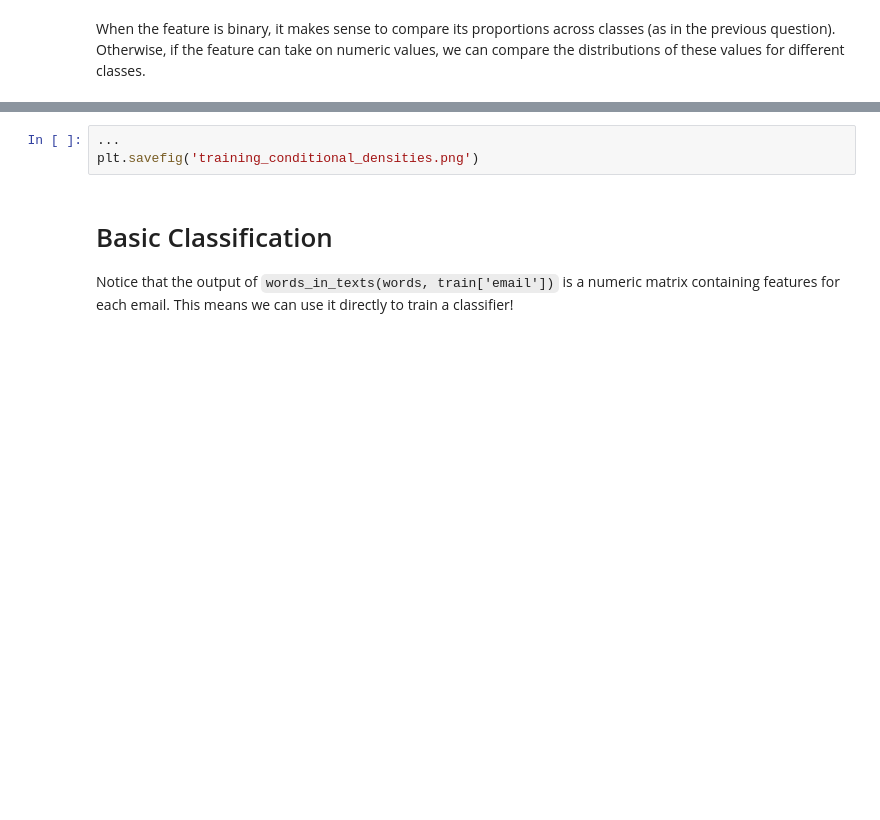
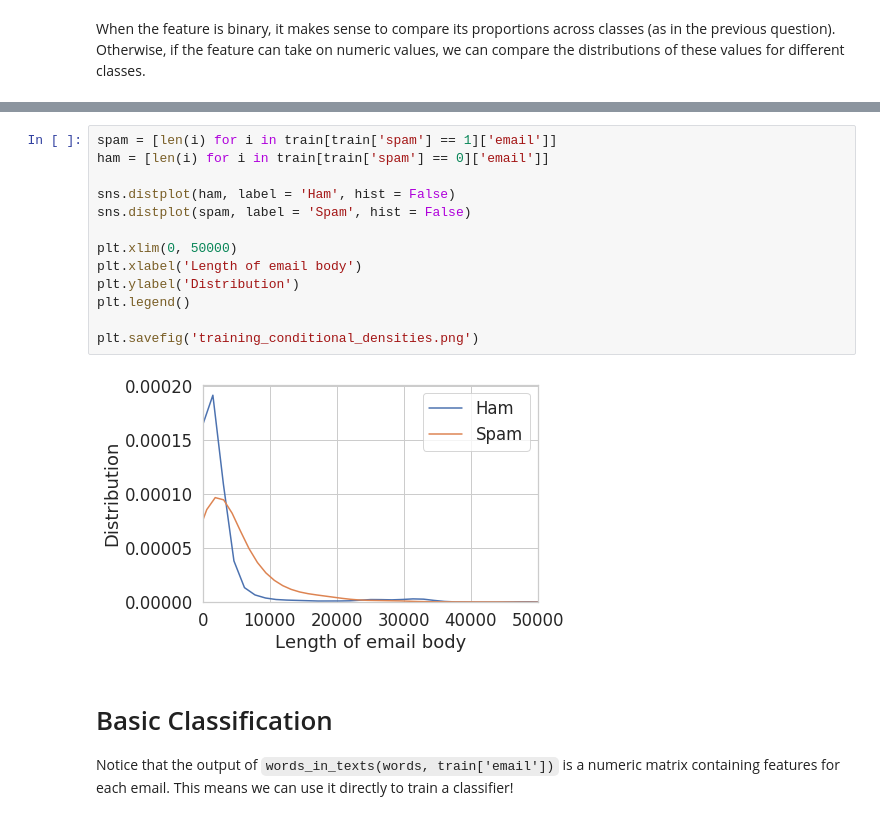
Before and after one commit to rudylee77/-Spam-Ham-Email-Classifier, a Jupyter notebook: proj2.ipynb, the cells around one changed output, grey strips where cells are left out. Drawn from its saved outputs; the diff is of its cells as text; blank space fills up the shorter version.

```diff
--- a/proj2.ipynb
+++ b/proj2.ipynb
@@ -288,9 +354,21 @@ manual: True
 format: image
 points: 2
 -->
-# %%
-...
-plt.savefig('training_conditional_densities.png')
+# %%
+spam = [len(i) for i in train[train['spam'] == 1]['email']]
+ham = [len(i) for i in train[train['spam'] == 0]['email']]
+
+sns.distplot(ham, label = 'Ham', hist = False)
+sns.distplot(spam, label = 'Spam', hist = False)
+
+plt.xlim(0, 50000)
+plt.xlabel('Length of email body')
+plt.ylabel('Distribution')
+plt.legend()
+
+plt.savefig('training_conditional_densities.png')
+# %% [output]
+[figure, added]
 # %% [markdown]
 <!-- END QUESTION -->
 
```
Also changed, not shown: parts of 40 cells of this notebook, 1 other file.
